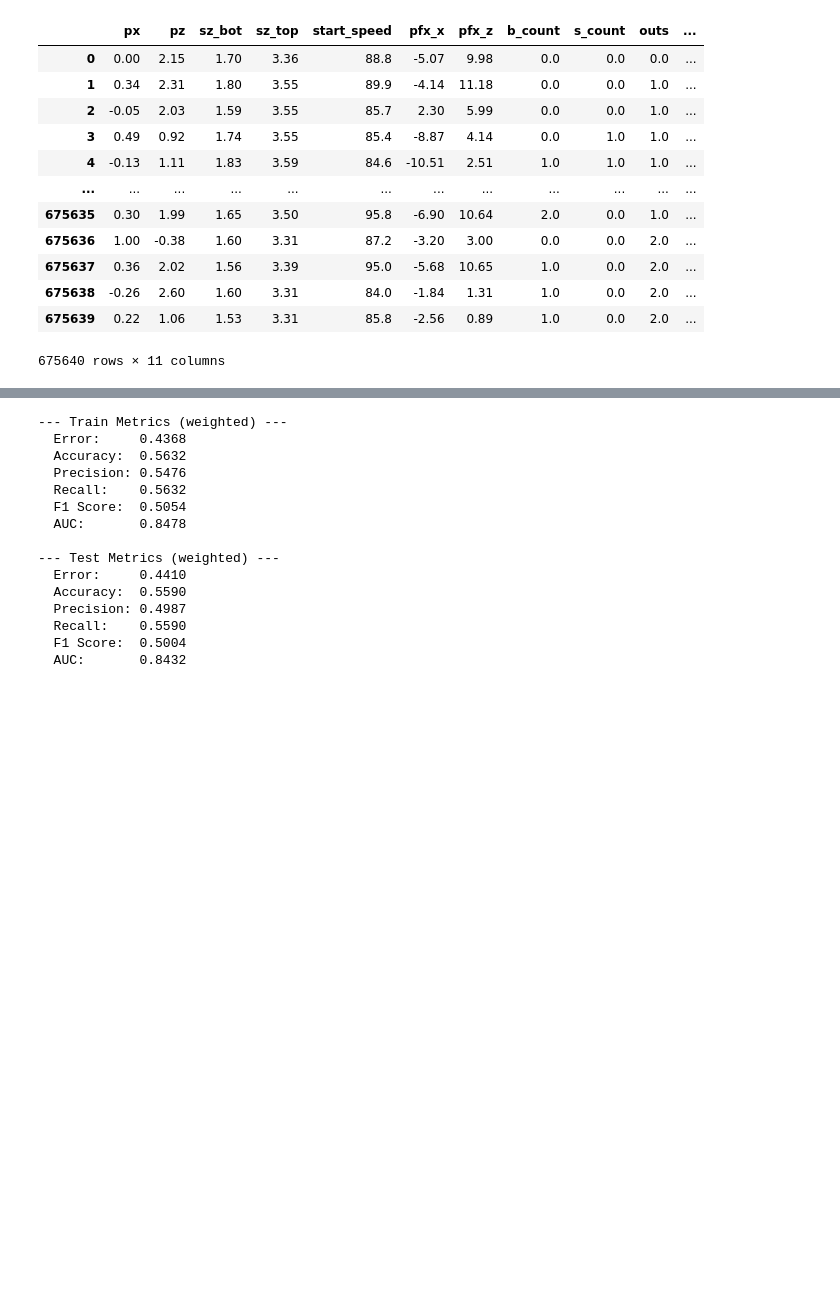
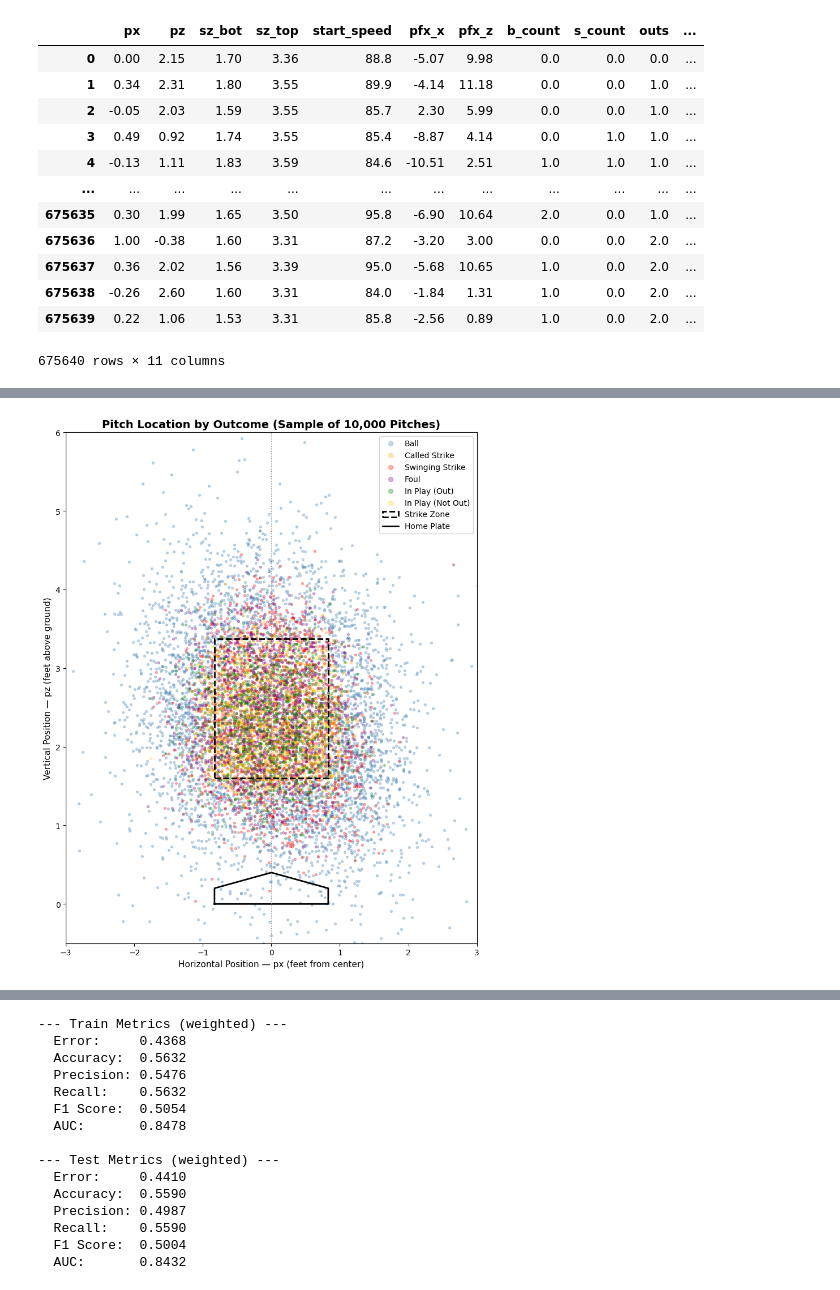
Before and after one commit to BeWelsh/mlb-pitch-outcome-predictor, a Jupyter notebook: main.ipynb, the cells around one changed output, grey strips where cells are left out. Cells and saved outputs as stored; diff of their text form; code cells hidden in the pictures; blank space fills up the shorter version.

```diff
--- a/main.ipynb
+++ b/main.ipynb
@@ -138,0 +203,60 @@ X
+# %%
+import matplotlib.patches as patches
+
+# outcome labels and colors for each class
+outcome_styles = {
+    'B': ('Ball','steelblue'),
+    'C': ('Called Strike','orange'),
+    'S': ('Swinging Strike','red'),
+    'F': ('Foul','purple'),
+    'X': ('In Play (Out)','green'),
+    'D': ('In Play (Not Out)','gold'),
+}
+
+# sample the data
+sample = pitch_df.sample(n=10000, random_state=42)
+
+# average strike zone boundaries across all batters
+sz_bot = pitch_df['sz_bot'].median()
+sz_top = pitch_df['sz_top'].median()
+
+# plot
+fig, ax = plt.subplots(figsize=(8, 10))
+
+for code, (label, color) in outcome_styles.items():
+    subset = sample[sample['code'] == code]
+    ax.scatter(
+        subset['px'], subset['pz'],
+        label=label, color=color,
+        alpha=0.3, s=8
+    )
+
+# draw the strike zone box
+strike_zone = patches.Rectangle(
+    xy=(-0.83, sz_bot),
+    width=1.66,
+    height=sz_top - sz_bot,
+    linewidth=2,
+    edgecolor='black',
+    facecolor='none',
+    linestyle='--',
+    label='Strike Zone'
+)
+ax.add_patch(strike_zone)
+
+# draw home plate outline for reference
+plate_x = [-0.83, 0.83, 0.83, 0, -0.83, -0.83]
+plate_y = [0.0,   0.0,  0.2,  0.4, 0.2,   0.0]
+ax.plot(plate_x, plate_y, color='black', linewidth=2, label='Home Plate')
+
+ax.set_title('Pitch Location by Outcome (Sample of 10,000 Pitches)', fontsize=14, fontweight='bold')
+ax.set_xlabel('Horizontal Position — px (feet from center)', fontsize=11)
+ax.set_ylabel('Vertical Position — pz (feet above ground)', fontsize=11)
+ax.set_xlim(-3, 3)
+ax.set_ylim(-0.5, 6)
+ax.axvline(0, color='gray', linestyle=':', linewidth=0.8)
+ax.legend(loc='upper right', markerscale=2)
+plt.tight_layout()
+plt.show()
+# %% [output]
+[figure, added]
```
Also changed, not shown: parts of 7 cells of this notebook.
